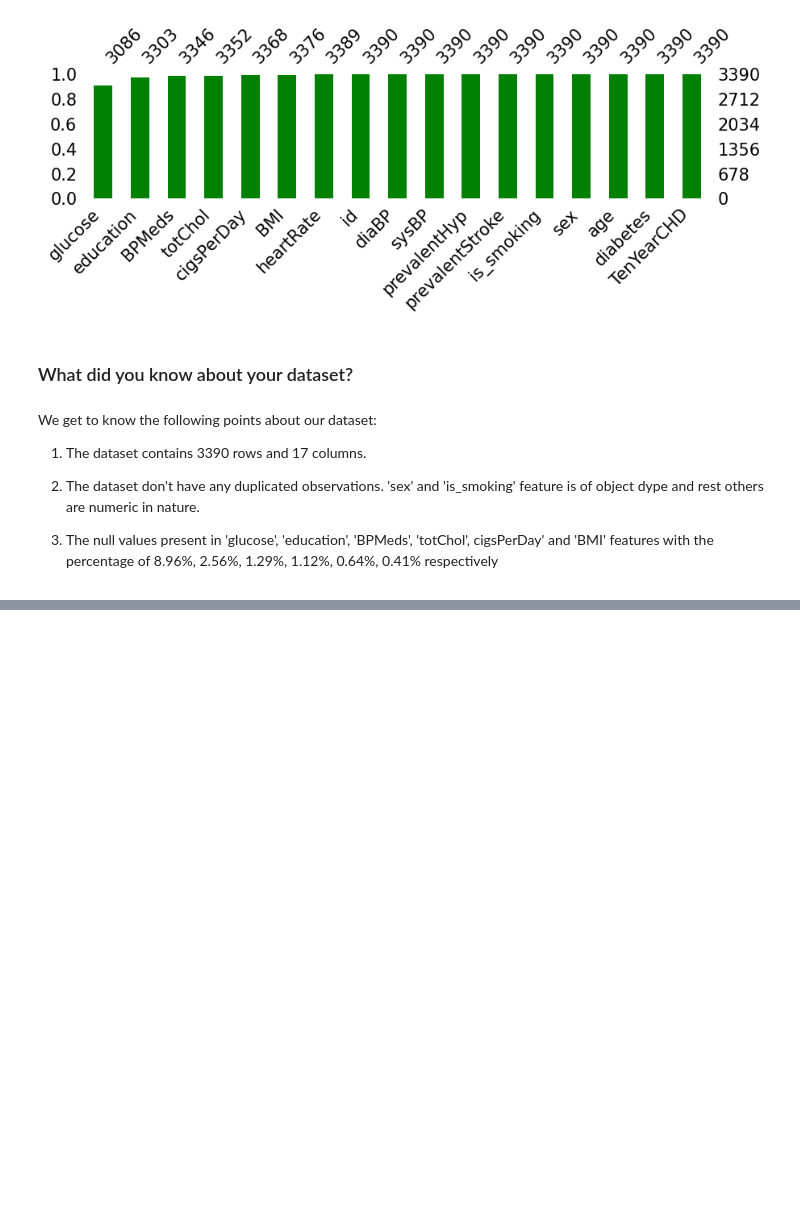
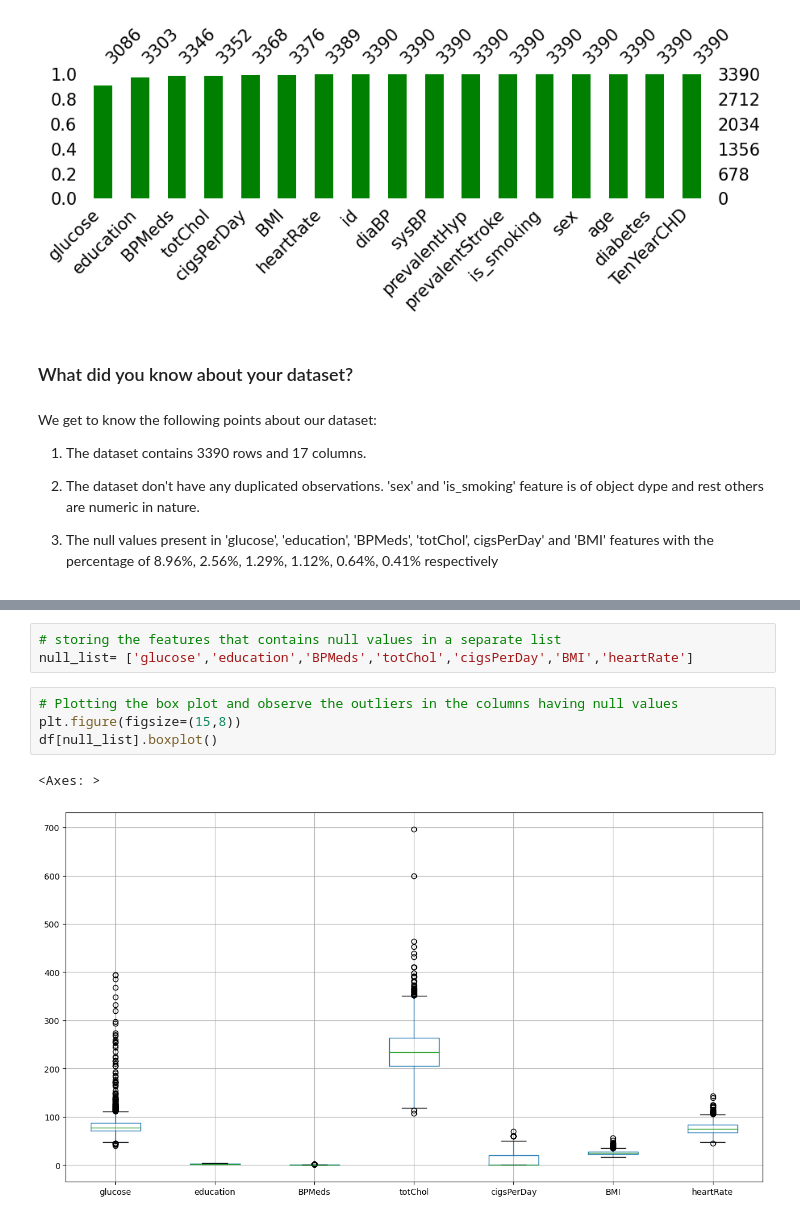
Before and after one commit to lukilearn/CAPSTONE_3_Cardiovascular_Risk_Prediction_ML_Classification, a Jupyter notebook: Cardiovascular_Risk_Prediction.ipynb, the cells around one changed output, grey strips where cells are left out. Drawn from its saved outputs; the diff is of its cells as text; blank space fills up the shorter version.

```diff
--- a/Cardiovascular_Risk_Prediction.ipynb
+++ b/Cardiovascular_Risk_Prediction.ipynb
@@ -236,0 +314,10 @@ We get to know the following points about our dataset:
+# %%
+# storing the features that contains null values in a separate list
+null_list= ['glucose','education','BPMeds','totChol','cigsPerDay','BMI','heartRate']
+# %%
+# Plotting the box plot and observe the outliers in the columns having null values
+plt.figure(figsize=(15,8))
+df[null_list].boxplot()
+# %% [output]
+<Axes: >
+[figure, added]
```
Also changed, not shown: parts of 16 cells of this notebook.
